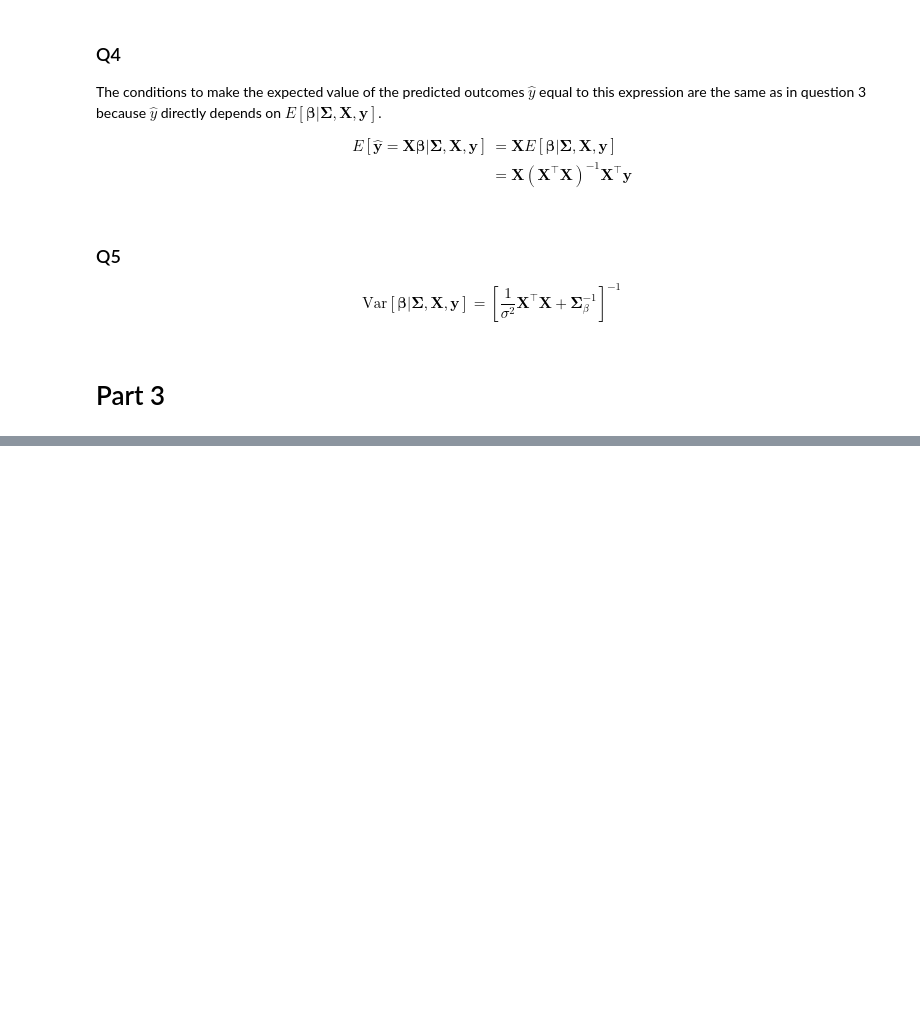
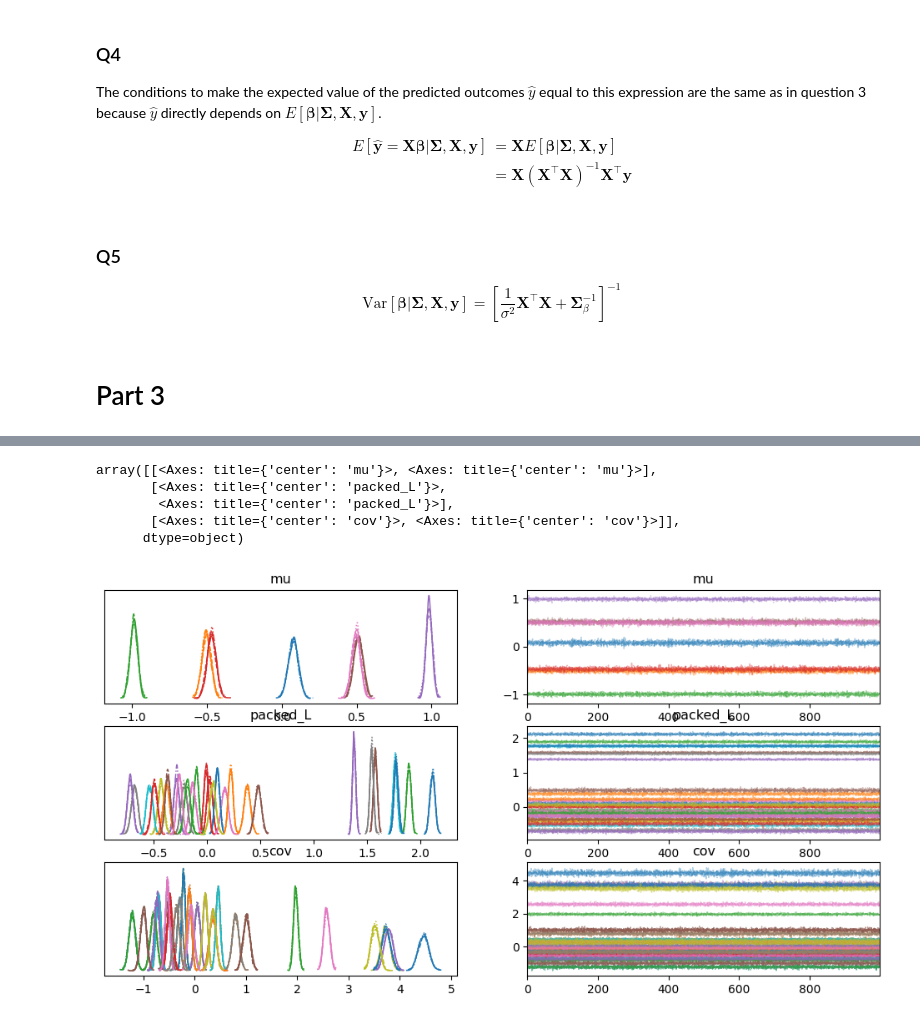
Before and after one commit to MatthewPronyshyn/STA365, a Jupyter notebook: Homework5.ipynb, the cells around one changed output, grey strips where cells are left out. Drawn from its saved outputs; the diff is of its cells as text; code cells hidden in the pictures; blank space fills up the shorter version.

```diff
--- a/Homework5.ipynb
+++ b/Homework5.ipynb
@@ -119,3 +116,12 @@ $$
 $$\text{Var}[\boldsymbol \beta |\boldsymbol\Sigma, \mathbf{X},\mathbf{y}] = \left[\frac{1}{\sigma^2}\mathbf{X}^{\top} \mathbf{X}  + \boldsymbol \Sigma_\beta^{-1} \right]^{-1}$$
 # %% [markdown]
 # Part 3
+# %%
+n, p = data.shape
+with pm.Model() as MNV_LKJ:
+    packed_L = pm.LKJCholeskyCov("packed_L", n=p, eta=2.0, sd_dist=pm.HalfCauchy.dist(beta=10, shape=p), compute_corr=False)
+    chol = pm.expand_packed_triangular(p, packed_L)
+    cov = pm.Deterministic("cov", pm.math.dot(chol, chol.T))
+    mu = pm.MvNormal('mu', mu=np.array(0), cov=np.eye(p), shape=p);
+    y = pm.MvNormal('y', mu=mu, chol = chol, shape=(n,1), observed=data)
+    idata = pm.sample()
@@ -121,0 +137,9 @@ $$\text{Var}[\boldsymbol \beta |\boldsymbol\Sigma, \mathbf{X},\mathbf{y}] = \lef
+# %%
+az.plot_trace(idata)
+# %% [output]
+array([[<Axes: title={'center': 'mu'}>, <Axes: title={'center': 'mu'}>],
+       [<Axes: title={'center': 'packed_L'}>,
+        <Axes: title={'center': 'packed_L'}>],
+       [<Axes: title={'center': 'cov'}>, <Axes: title={'center': 'cov'}>]],
+      dtype=object)
+[figure, added]
```
Also changed, not shown: parts of 10 cells of this notebook.
